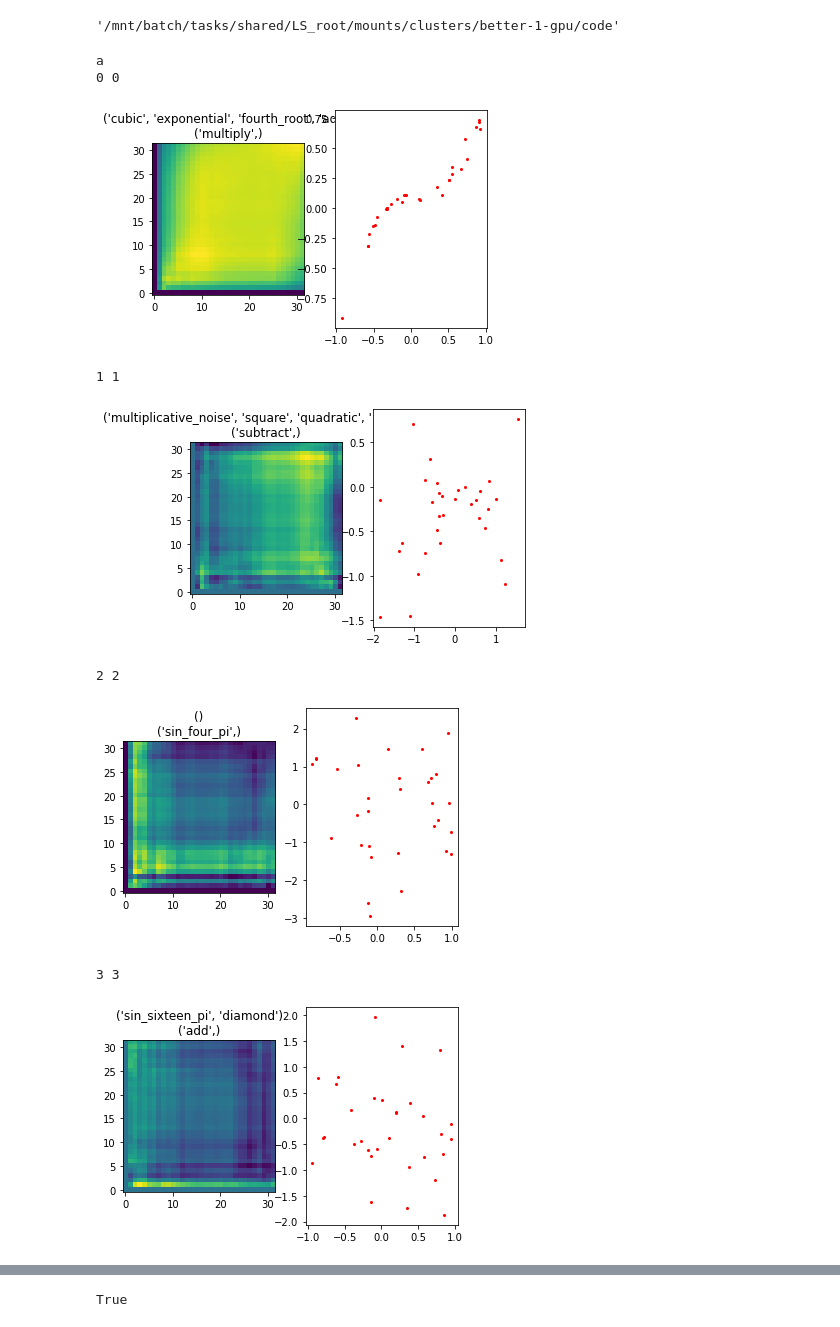
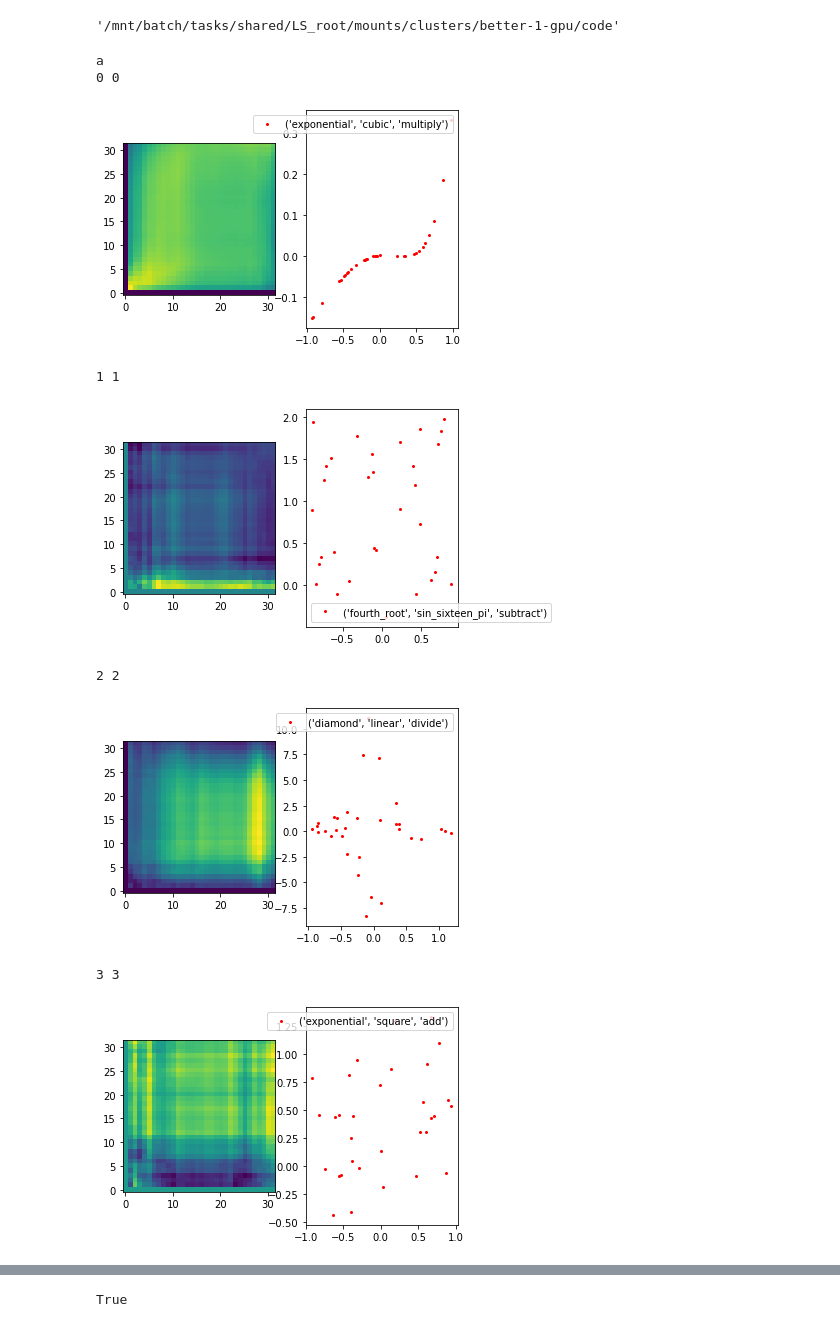
Before and after one commit to waltherwj/MGC_classifier, a Jupyter notebook: Create_Data_Adversarial.ipynb, the cells around one changed output, grey strips where cells are left out. Saved outputs shown, nothing was run; the diff lists cells and outputs as text; code cells hidden in the pictures.

```diff
--- a/Create_Data_Adversarial.ipynb
+++ b/Create_Data_Adversarial.ipynb
@@ -111,7 +107,7 @@ class function_generator:
         while True:
 
             # this controls how many successive operations are going
-            n_functions = np.random.choice([1, 2, 3])
+            n_functions = np.random.choice([1, 2])
 
             # get a random set of functions but make sure they are mixable
             functions = None
@@ -185,16 +181,20 @@ class function_generator:
 
                 else:
                     # get the actual function with this operator
-                    y = y/np.max(y)
+                    y = y/np.nanmax(np.abs(y))
                     operator = order_of_operations[i-1]
                     funct = getattr(np, operator)
 
                     # get the new values
-                    y_new = funct_dict[function]['y']/np.max(funct_dict[function]['y'])
+                    y_new = funct_dict[function]['y']/np.nanmax(np.abs(funct_dict[function]['y']))
 
                     # new value for y
                     y = funct(y,y_new)
 
+            #filter out inf and nan
+            inf_mask = ~(np.abs(y) == np.inf)
+            nan_mask = ~np.isnan(y)
+            x, y = x[nan_mask & inf_mask], y[nan_mask & inf_mask]
 
             yield (x, y), (*functions, *order_of_operations)
 
@@ -205,54 +205,67 @@ class function_generator:
         a,b,p = -1,1,0.5
         # instantiate the generator
         gen = self.yield_sample(a,b,p)
 
         labels = []
         # generate the data
         for i in range(n_samples):
             print(f"\r{i} {len(self.samples_dict)}", end="")
             (x, y), label = next(gen)
 
-            # remove nans
-            nan_mask = ~np.isnan(x) | ~np.isnan(y)
-
-            x, y = x[nan_mask], y[nan_mask]
             labels.append(label)
 
             try:
-
                 with warnings.catch_warnings():
                     warnings.simplefilter("ignore")
-                    _, _, MGC_DICT = MGC(x, y, reps=0, workers=-1)
-                    fig, axs = plt.subplots(1,2)
-                    axs[0].imshow(MGC_DICT["mgc_map"])
-                    axs[0].set_title(f'{label[:(len(label)-1)]}\n'+
-                    f'{label[(len(label)-1):]}')
-                    axs[0].invert_yaxis()
-                    axs[1].plot(x, y, 'ro', markersize=2)
-                    plt.pause(0.001)
+                    _, _, mgc_dict = MGC(x, y, reps=0, workers=-1)
 
-                self.samples_dict[i] = (MGC_DICT["mgc_map"], (x, y), label)
+                # find shortest dimension
+                min_dim_mask = mgc_dict["mgc_map"].shape == min(mgc_dict["mgc_map"].shape)
 
+                # set that one to be nearested
+                size_nearest = np.array(mgc_dict["mgc_map"].shape)
+                size_nearest[min_dim_mask] = self.output_size
+                size_nearest = list(size_nearest)
 
+                # interpolate nearest that dimension
+                mgc_map = resize(torch.tensor(mgc_dict["mgc_map"]).unsqueeze(0), interpolation=InterpolationMode.NEAREST, size=size_nearest)
+
+                # resize bilinear the other dimension
+                size_max = (self.output_size, self.output_size)
+                mgc_map = resize(mgc_map, size = size_max)
+
+                self.plot_map(x,y,mgc_map, label)
+
+                self.samples_dict[i] = (mgc_map, (x, y), label)
             except IndexError:
-                pass
+                print(f"\r{i} {len(self.samples_dict)}, {x.shape}, {y.shape}", end="")
+                # mgc has a bug when it defaults to global scale
+
+    def plot_map(self, x,y, mgc_map, label):
+        fig, axs = plt.subplots(1,2)
+        axs[0].imshow(mgc_map[0,:,:])
+        axs[0].invert_yaxis()
+        axs[1].plot(x, y, 'ro', markersize=2, label = label)
+        axs[1].legend()
+        plt.tight_layout
+        plt.pause(0.001)
 
 
 print("a")
 class_instance = function_generator(32)
 a_test,b_test,p_test = -1,1,0.5
 generator = class_instance.yield_sample(a_test,b_test,p_test)
-class_instance.generate_MGC_maps(100, (a_test,b_test,p_test))
+class_instance.generate_MGC_maps(1000, (a_test,b_test,p_test))
 
 # should be around 12 gb of data ofr 100,000 samples
 # %% [output]
 a
 0 0
-[figure, old version]
+[figure, new version]
 1 1
-[figure, old version]
+[figure, new version]
 2 2
-[figure, old version]
+[figure, new version]
 3 3
-[figure, old version]
+[figure, new version]
 4 4
```
Also changed, not shown: parts of 2 cells of this notebook, 2 other files.
